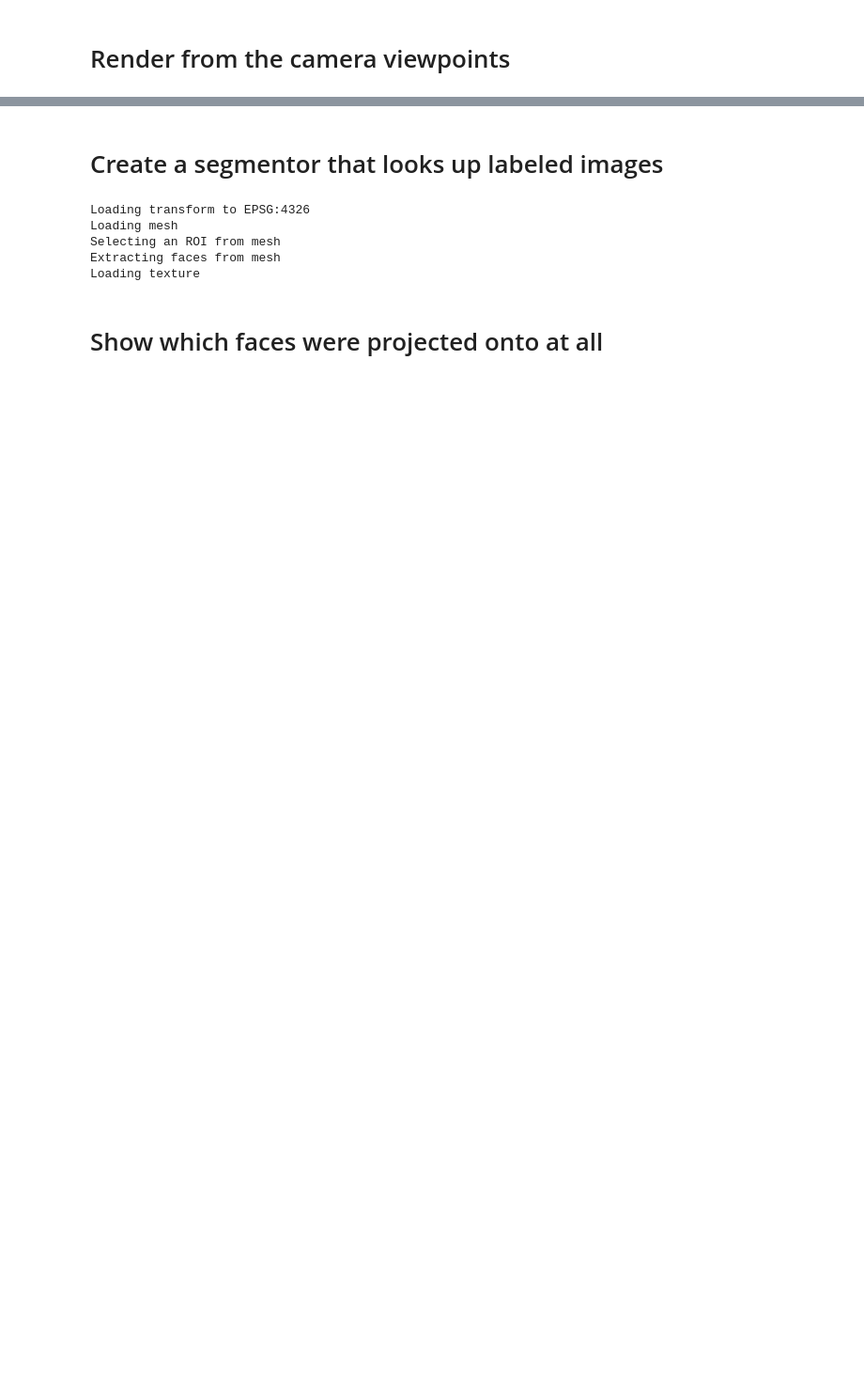
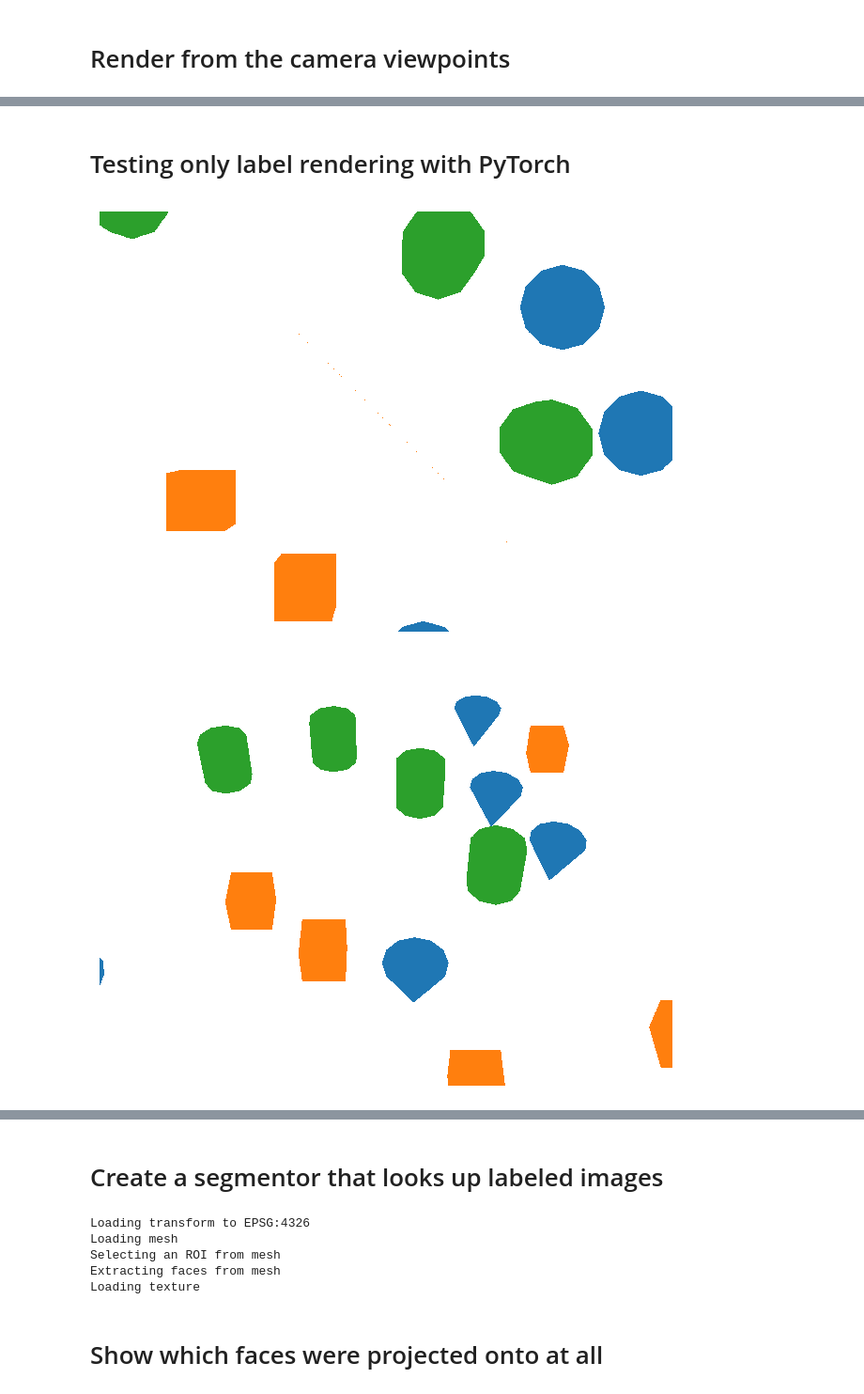
Before and after one commit to open-forest-observatory/geograypher, a Jupyter notebook: examples/concept_figure.ipynb, the cells around one changed output, grey strips where cells are left out. Shown at 94% size. Drawn from its saved outputs; the diff is of its cells as text; code cells hidden in the pictures; blank space fills up the shorter version.

```diff
--- a/examples/concept_figure.ipynb
+++ b/examples/concept_figure.ipynb
@@ -29,7 +29,7 @@ FIGURES_SAVE_FOLDER = Path(CONCEPT_FIGURE_ROOT, "figures")
 LABEL_IMAGES_FOLDER = Path(CONCEPT_FIGURE_ROOT, "labeled_images")
 
 # Save vis or show them in the notebook
-SAVE_VIS = True
+SAVE_VIS = False
 
 # Number of map elements
 N_BOXES = 5
@@ -254,0 +296,29 @@ for i in tqdm(range(5), desc="Rendering labels from each viewpoint"):
+# %% [markdown]
+# Testing only label rendering with PyTorch
+# %%
+import matplotlib.pyplot as plt
+from imageio import imwrite
+
+FIGURES_SAVE_FOLDER.mkdir(exist_ok=True, parents=True)
+LABEL_IMAGES_FOLDER.mkdir(exist_ok=True, parents=True)
+
+for i in tqdm(range(5), desc="Rendering labels from each viewpoint"):
+    # Do the three types of rendering
+    label_render = labeled_mesh.render_pytorch3d(
+        camera_set,
+        i,
+        shade_by_indexing=True,
+    )
+    plt.axis("off")
+    plt.tight_layout()
+    plt.imshow(
+        label_render,
+        cmap="tab10",
+        vmin=0,
+        vmax=9,
+        interpolation="none",
+    )
+    plt.show()
+# %% [output]
+[figure, added]
+[figure, added]
```
Also changed, not shown: parts of 8 cells of this notebook, 1 other file.
